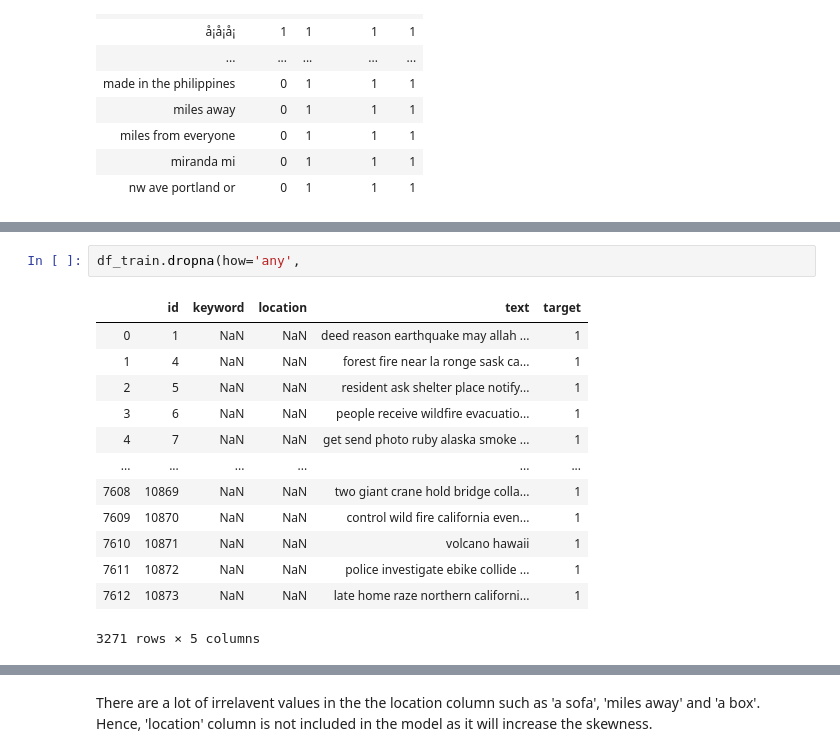
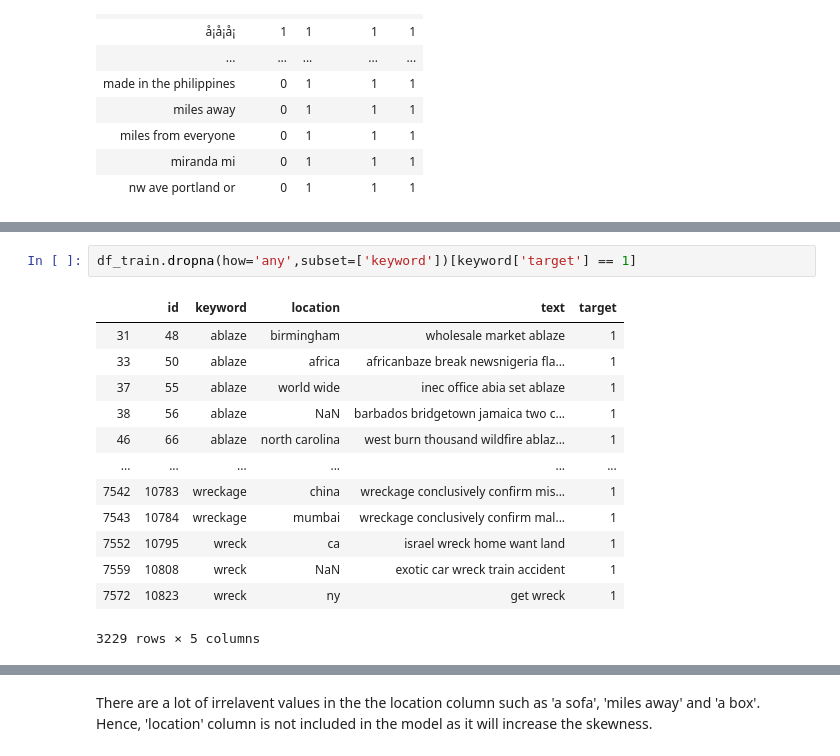
Before and after one commit to ShashankSharma26/Disaster-or-not-NLP-with-tweets, a Jupyter notebook: Data Modelling/Disaster or not- Data Modelling.ipynb, the cells around one changed output, grey strips where cells are left out. Drawn from its saved outputs; the diff is of its cells as text.

```diff
--- a/Data Modelling/Disaster or not- Data Modelling.ipynb
+++ b/Data Modelling/Disaster or not- Data Modelling.ipynb
@@ -79,16 +85,16 @@ df_train.dropna(how='any').groupby(['location','target']).agg('count').head(40)
 # %%
-df_train.dropna(how='any',
+df_train.dropna(how='any',subset=['keyword'])[keyword['target'] == 1]
 # %% [output]
 |  | id | keyword | location | text | target |
-| 0 | 1 | NaN | NaN | deed reason earthquake may allah ... | 1 |
-| 1 | 4 | NaN | NaN | forest fire near la ronge sask ca... | 1 |
-| 2 | 5 | NaN | NaN | resident ask shelter place notify... | 1 |
-| 3 | 6 | NaN | NaN | people receive wildfire evacuatio... | 1 |
-| 4 | 7 | NaN | NaN | get send photo ruby alaska smoke ... | 1 |
+| 31 | 48 | ablaze | birmingham | wholesale market ablaze | 1 |
+| 33 | 50 | ablaze | africa | africanbaze break newsnigeria fla... | 1 |
+| 37 | 55 | ablaze | world wide | inec office abia set ablaze | 1 |
+| 38 | 56 | ablaze | NaN | barbados bridgetown jamaica two c... | 1 |
+| 46 | 66 | ablaze | north carolina | west burn thousand wildfire ablaz... | 1 |
 | ... | ... | ... | ... | ... | ... |
-| 7608 | 10869 | NaN | NaN | two giant crane hold bridge colla... | 1 |
-| 7609 | 10870 | NaN | NaN | control wild fire california even... | 1 |
-| 7610 | 10871 | NaN | NaN | volcano hawaii | 1 |
-| 7611 | 10872 | NaN | NaN | police investigate ebike collide ... | 1 |
-| 7612 | 10873 | NaN | NaN | late home raze northern californi... | 1 |
+| 7542 | 10783 | wreckage | china | wreckage conclusively confirm mis... | 1 |
+| 7543 | 10784 | wreckage | mumbai | wreckage conclusively confirm mal... | 1 |
+| 7552 | 10795 | wreck | ca | israel wreck home want land | 1 |
+| 7559 | 10808 | wreck | NaN | exotic car wreck train accident | 1 |
+| 7572 | 10823 | wreck | ny | get wreck | 1 |
-3271 rows × 5 columns
+3229 rows × 5 columns
```
Also changed, not shown: parts of 4 cells of this notebook.
